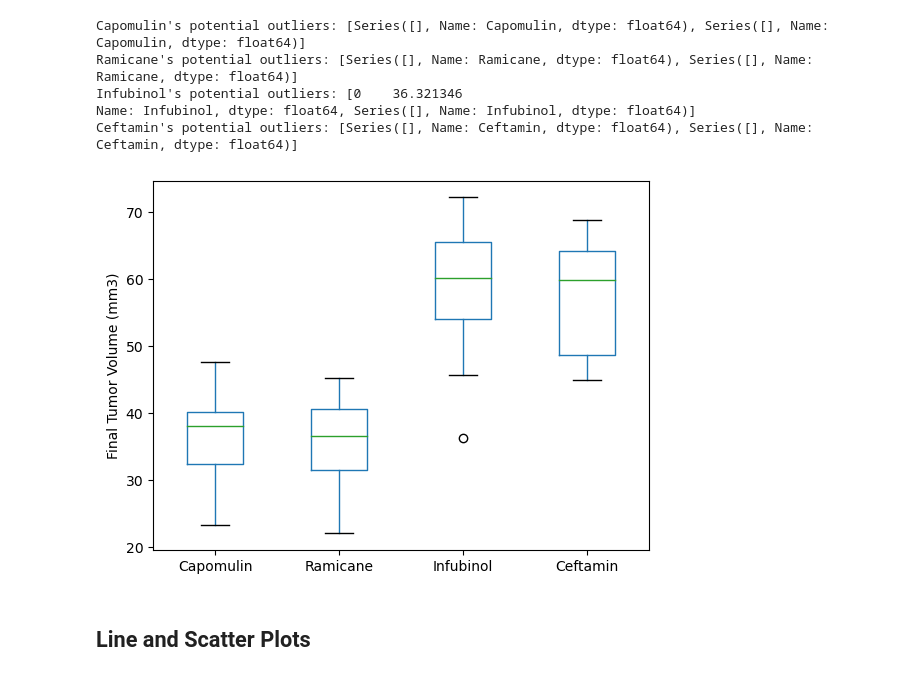
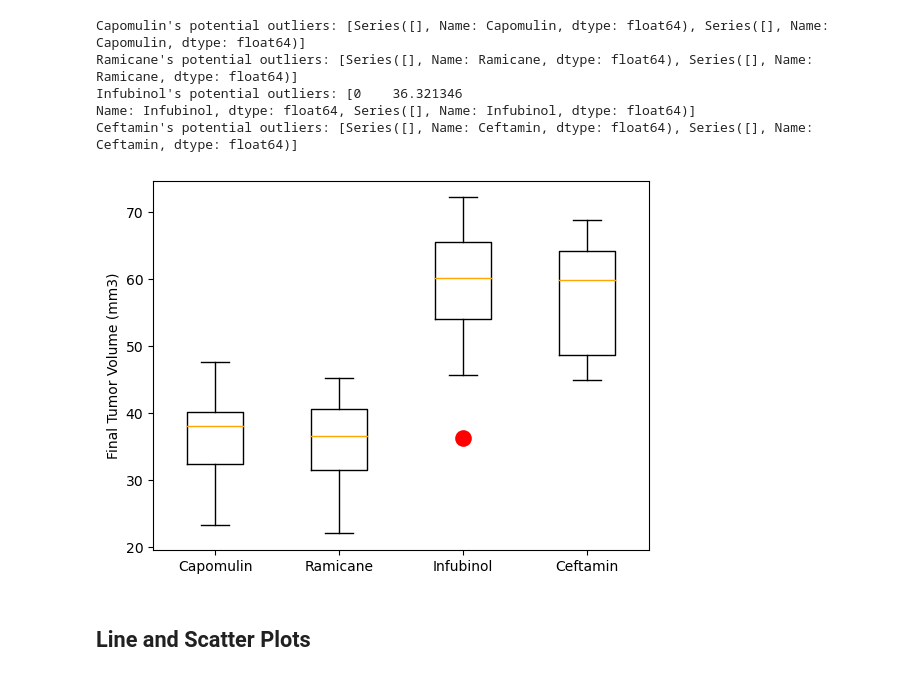
Before and after one commit to pkrachakonda/Data_Visualisation_Challenge, a Jupyter notebook: Pymaceuticals/pymaceuticals_starter.ipynb, the cells around one changed output. Drawn from its saved outputs; the diff is of its cells as text; code cells hidden in the pictures.

Commit message:
Made changes to script to replicate boxplot as in challenge also to mit idea files

```diff
--- a/Pymaceuticals/pymaceuticals_starter.ipynb
+++ b/Pymaceuticals/pymaceuticals_starter.ipynb
@@ -291,12 +291,25 @@ Name: Infubinol, dtype: float64, Series([], Name: Infubinol, dtype: float64)]
 Ceftamin's potential outliers: [Series([], Name: Ceftamin, dtype: float64), Series([], Name: Ceftamin, dtype: float64)]
 # %%
 # Generate a box plot that shows the distrubution of the tumor volume for each treatment group.
-Volume_Distr = Drug_Volume.boxplot(column=["Capomulin", "Ramicane", "Infubinol", "Ceftamin"], fontsize=10, grid=False)
+boxprops = dict(linestyle='-', linewidth=1, color='black')
+flierprops = dict(marker='o', markerfacecolor='red', markersize=12,
+                  markeredgecolor='none')
+medianprops = dict(linestyle='-', linewidth=1, color='orange')
+whiskerprops = dict(linestyle='-', linewidth=1, color='black')
+Volume_Distr = Drug_Volume.boxplot(
+    column=["Capomulin", "Ramicane", "Infubinol", "Ceftamin"],
+    fontsize=10,
+    grid=False,
+    boxprops=boxprops,
+    flierprops=flierprops,
+    medianprops=medianprops,
+    whiskerprops =whiskerprops,
+)
 Volume_Distr.plot()
 plt.ylabel("Final Tumor Volume (mm3)")
 plt.show()
 # %% [output]
-[figure, old version]
+[figure, new version]
 # %% [markdown]
 ## Line and Scatter Plots
 # %%
```
Also changed, not shown: 1 other file.
